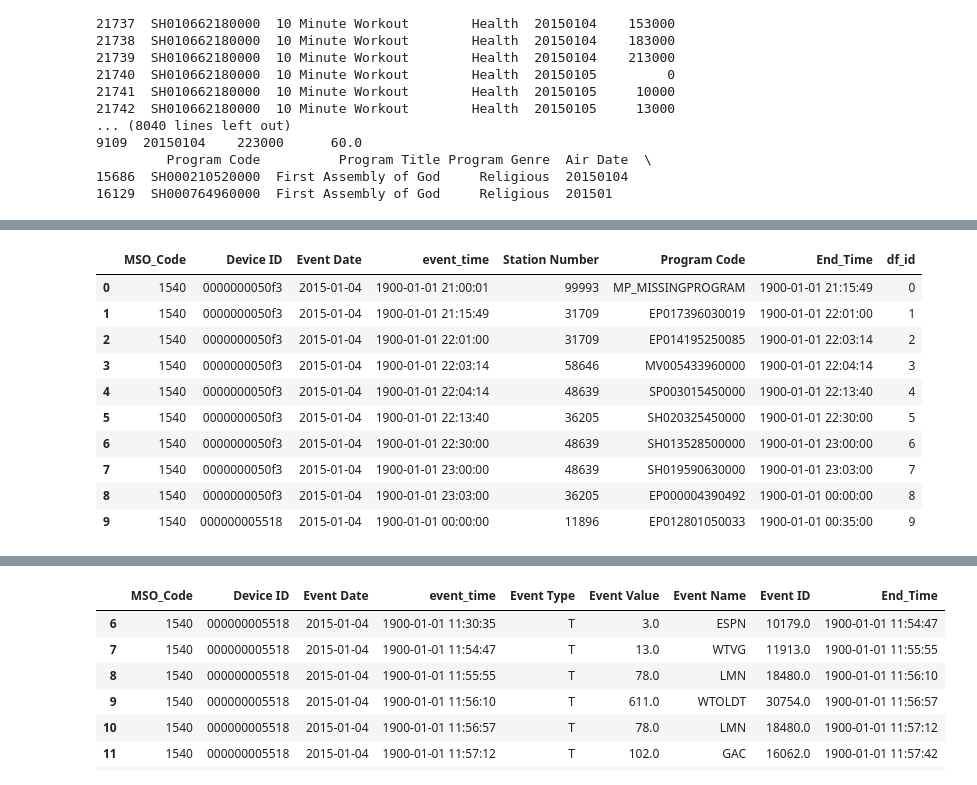
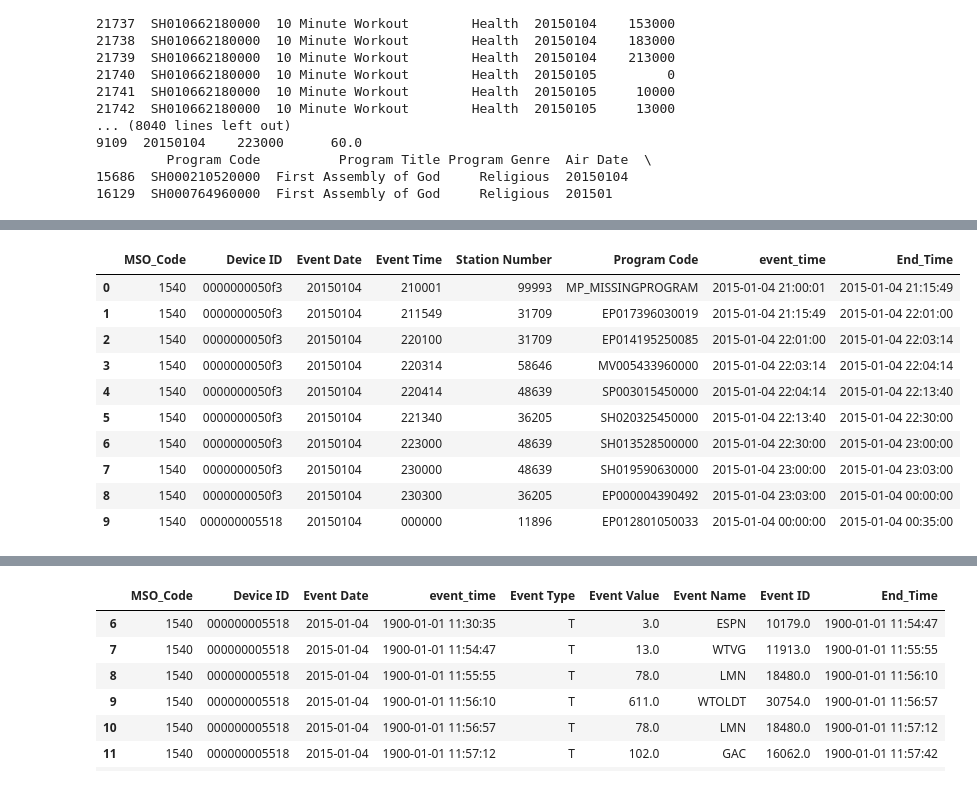
Before and after one commit to bareini/Genre-Prediction-with-Structured-Models, a Jupyter notebook: create_tuning.ipynb, the cells around one changed output, grey strips where cells are left out. Saved outputs shown, nothing was run; the diff lists cells and outputs as text; code cells hidden in the pictures.

```diff
--- a/create_tuning.ipynb
+++ b/create_tuning.ipynb
@@ -6,20 +7,3 @@ import numpy as np
 
 base_directory = os.path.abspath(os.curdir)
 data_directory = os.path.join(base_directory, "data")
-# %%
-file_path = os.path.join(data_directory,'SintecMedia.rpt_raw_data.date_2015-01-04.2015-01-12.pd')
-tuning_headers = ['mso_code', 'device_id', 'event_date', 'event_time', 'event_type', 'event_value', 'event_name', 'event_id']
-Tuning = namedtuple("Tuning", ",".join(tuning_headers))
-tuning_dtypes_list = [int, str, str, str, str, int, str, int]
-
-prog_headers = ['mso_code', 'device_id', 'event_date', 'event_time', 'station_num', 'prog_code']
-prog_dtypes_list = [int, str, str, str, int, str]
-
-Prog = namedtuple("Prog", ",".join(prog_headers))
-# with open(, 'r') as file:
-#     for idx, line in enumerate(file):
-#         if idx > 10:
-#             break
-#         print(line)
-
-# df_tuning = pd.read_csv(file_path, sep='|',header=None, names=headers, dtype=dtypes_list)
@@ -45,8 +71,9 @@ with open(file_path, 'r') as file:
     for idx, line in enumerate(file):
         top_idx = idx
         p_v = Prog._make(line.split("|"))
-#         if t_l.event_date not in dates:
-#         print(set([t_l.event_date]))
-        dates = dates.union(set([t_l.event_date]))
+        if p_v.station_num == 'ESPNHD':
+            print(p_v)
+            break
+        dates = dates.union(set([p_v.event_date]))
 top_idx, dates
 # %% [output]
@@ -146,32 +214,37 @@ index_to_drop = df_tuning.loc[(df_tuning.index.isin(pd.Index(idx_last_group)) &
 df_tuning.drop(index=index_to_drop, inplace=True)
 # %%
 df_program_viewing["Event Time"] = df_program_viewing['Event Time'].astype(int).astype('str').str.pad(6, side='left', fillchar='0')
-df_program_viewing["Event Time"] = pd.to_datetime(df_program_viewing['Event Time'], format='%H%M%S')
-df_program_viewing["Event Date"] = pd.to_datetime(df_program_viewing['Event Date'], format='%Y%m%d')
+df_program_viewing["Event Date"] = df_program_viewing["Event Date"].astype(str)
+# df_program_viewing["Event Time"] = pd.to_datetime(df_program_viewing['Event Time'], format='%H%M%S')
+# df_program_viewing["Event Date"] = pd.to_datetime(df_program_viewing['Event Date'], format='%Y%m%d')
 # Calc End Time
 
-df_program_viewing = df_program_viewing.rename(index=str, columns={"Event Time": "event_time"})
-df_program_viewing['End_Time'] = ''
-df_program_viewing['End_Time'] = df_program_viewing.event_time.shift(-1)
+data_ = [" ".join(line) for line in zip(df_program_viewing['Event Date'], df_program_viewing['Event Time'])]
+
+df_program_viewing['event_time'] = pd.to_datetime(data_, format='%Y%m%d %H%M%S')
+
+# df_program_viewing = df_program_viewing.rename(index=str, columns={"Event Time": "event_time"})
+# df_program_viewing['End_Time'] = ''
+df_program_viewing['End_Time'] = df_program_viewing["event_time"].shift(-1)
 # List of last index in every Device ID
-idx_last_group = [idx[-1] for idx in df_program_viewing.groupby('Device ID').groups.values()]
-idx_last_group = list(map(int, idx_last_group))
+# idx_last_group = [idx[-1] for idx in df_program_viewing.groupby('Device ID').groups.values()]
+# idx_last_group = list(map(int, idx_last_group))
 # Delete the last (becouse we don't have end time)
 # df_program_viewing = df_program_viewing.dropna()
 
-df_program_viewing['df_id'] = df_program_viewing.index
+# df_program_viewing['df_id'] = df_program_viewing.index
 
 
 df_program_viewing.head(10)
 # %% [output]
-|  | MSO_Code | Device ID | Event Date | event_time | Station Number | Program Code | End_Time | df_id |
-| 0 | 1540 | 0000000050f3 | 2015-01-04 | 1900-01-01 21:00:01 | 99993 | MP_MISSINGPROGRAM | 1900-01-01 21:15:49 | 0 |
-| 1 | 1540 | 0000000050f3 | 2015-01-04 | 1900-01-01 21:15:49 | 31709 | EP017396030019 | 1900-01-01 22:01:00 | 1 |
-| 2 | 1540 | 0000000050f3 | 2015-01-04 | 1900-01-01 22:01:00 | 31709 | EP014195250085 | 1900-01-01 22:03:14 | 2 |
-| 3 | 1540 | 0000000050f3 | 2015-01-04 | 1900-01-01 22:03:14 | 58646 | MV005433960000 | 1900-01-01 22:04:14 | 3 |
-| 4 | 1540 | 0000000050f3 | 2015-01-04 | 1900-01-01 22:04:14 | 48639 | SP003015450000 | 1900-01-01 22:13:40 | 4 |
-| 5 | 1540 | 0000000050f3 | 2015-01-04 | 1900-01-01 22:13:40 | 36205 | SH020325450000 | 1900-01-01 22:30:00 | 5 |
-| 6 | 1540 | 0000000050f3 | 2015-01-04 | 1900-01-01 22:30:00 | 48639 | SH013528500000 | 1900-01-01 23:00:00 | 6 |
-| 7 | 1540 | 0000000050f3 | 2015-01-04 | 1900-01-01 23:00:00 | 48639 | SH019590630000 | 1900-01-01 23:03:00 | 7 |
-| 8 | 1540 | 0000000050f3 | 2015-01-04 | 1900-01-01 23:03:00 | 36205 | EP000004390492 | 1900-01-01 00:00:00 | 8 |
-| 9 | 1540 | 000000005518 | 2015-01-04 | 1900-01-01 00:00:00 | 11896 | EP012801050033 | 1900-01-01 00:35:00 | 9 |
+|  | MSO_Code | Device ID | Event Date | Event Time | Station Number | Program Code | event_time | End_Time |
+| 0 | 1540 | 0000000050f3 | 20150104 | 210001 | 99993 | MP_MISSINGPROGRAM | 2015-01-04 21:00:01 | 2015-01-04 21:15:49 |
+| 1 | 1540 | 0000000050f3 | 20150104 | 211549 | 31709 | EP017396030019 | 2015-01-04 21:15:49 | 2015-01-04 22:01:00 |
+| 2 | 1540 | 0000000050f3 | 20150104 | 220100 | 31709 | EP014195250085 | 2015-01-04 22:01:00 | 2015-01-04 22:03:14 |
+| 3 | 1540 | 0000000050f3 | 20150104 | 220314 | 58646 | MV005433960000 | 2015-01-04 22:03:14 | 2015-01-04 22:04:14 |
+| 4 | 1540 | 0000000050f3 | 20150104 | 220414 | 48639 | SP003015450000 | 2015-01-04 22:04:14 | 2015-01-04 22:13:40 |
+| 5 | 1540 | 0000000050f3 | 20150104 | 221340 | 36205 | SH020325450000 | 2015-01-04 22:13:40 | 2015-01-04 22:30:00 |
+| 6 | 1540 | 0000000050f3 | 20150104 | 223000 | 48639 | SH013528500000 | 2015-01-04 22:30:00 | 2015-01-04 23:00:00 |
+| 7 | 1540 | 0000000050f3 | 20150104 | 230000 | 48639 | SH019590630000 | 2015-01-04 23:00:00 | 2015-01-04 23:03:00 |
+| 8 | 1540 | 0000000050f3 | 20150104 | 230300 | 36205 | EP000004390492 | 2015-01-04 23:03:00 | 2015-01-04 00:00:00 |
+| 9 | 1540 | 000000005518 | 20150104 | 000000 | 11896 | EP012801050033 | 2015-01-04 00:00:00 | 2015-01-04 00:35:00 |
```
Also changed, not shown: parts of 27 cells of this notebook.
